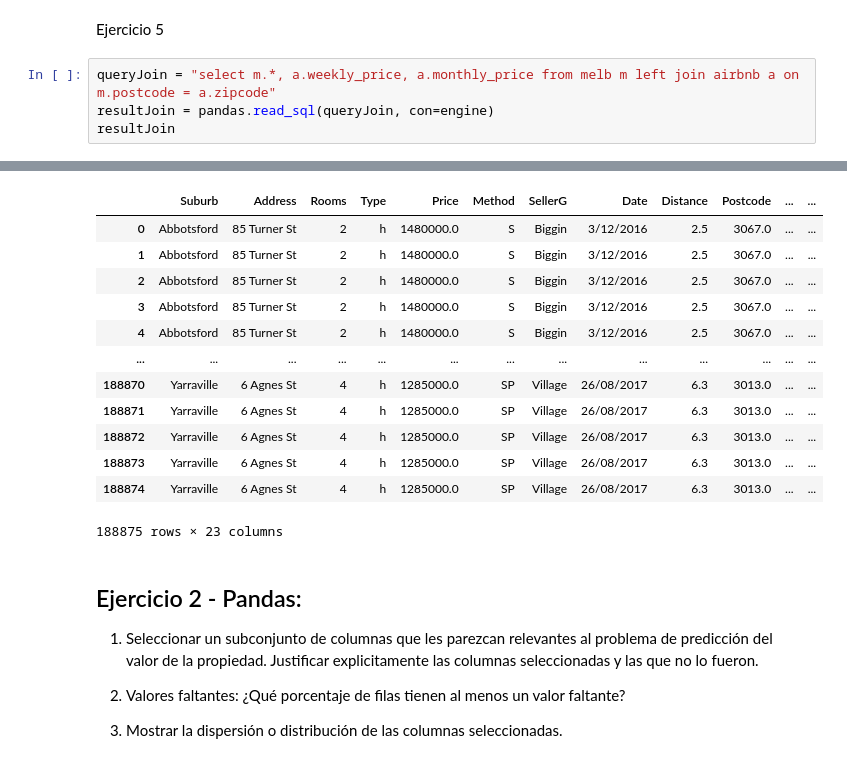
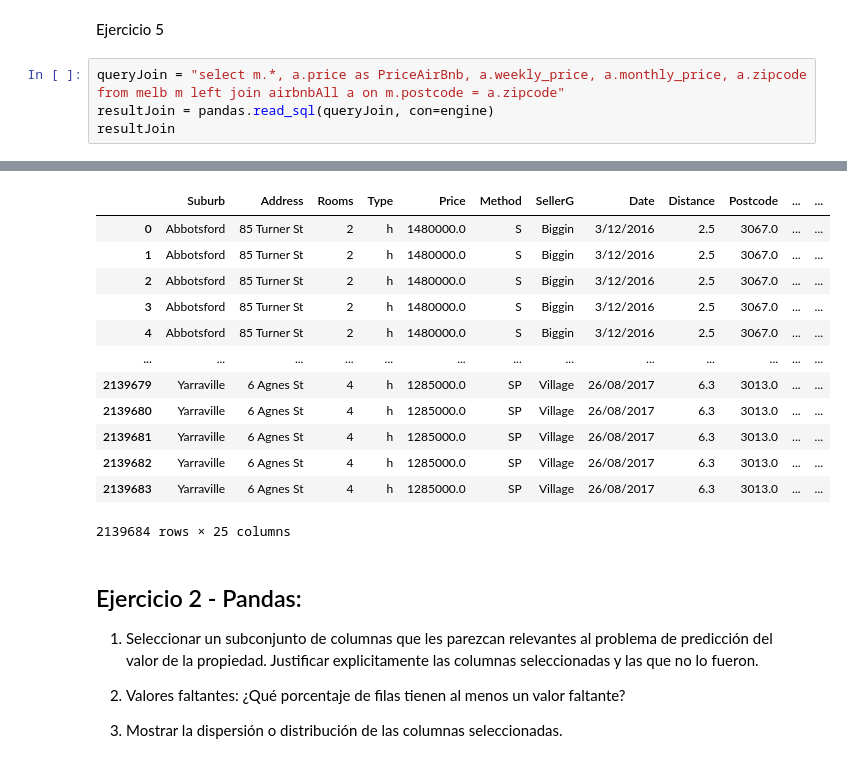
Before and after one commit to ramirobarone/CienciaDeDatosDiplo, a Jupyter notebook: Entregable_parte_1_eycd.ipynb, the cells around one changed output, grey strips where cells are left out. Saved outputs shown, nothing was run; the diff lists cells and outputs as text.

```diff
--- a/Entregable_parte_1_eycd.ipynb
+++ b/Entregable_parte_1_eycd.ipynb
@@ -247,7 +247,7 @@ resultTop5BarriosConPropiedadesMasCaras
 # %% [markdown]
 Ejercicio 5
 # %%
-queryJoin = "select m.*, a.weekly_price, a.monthly_price from melb m left join airbnb a on m.postcode = a.zipcode"
+queryJoin = "select m.*, a.price as PriceAirBnb, a.weekly_price, a.monthly_price, a.zipcode from melb m left join airbnbAll a on m.postcode = a.zipcode"
 resultJoin = pandas.read_sql(queryJoin, con=engine)
 resultJoin
 # %% [output]
@@ -262,16 +262,16 @@ resultJoin
 |  | Suburb | Address | Rooms | Type | Price | Method | SellerG | Date | Distance | Postcode | ... | ... |
 | 0 | Abbotsford | 85 Turner St | 2 | h | 1480000.0 | S | Biggin | 3/12/2016 | 2.5 | 3067.0 | ... | ... |
 | 1 | Abbotsford | 85 Turner St | 2 | h | 1480000.0 | S | Biggin | 3/12/2016 | 2.5 | 3067.0 | ... | ... |
 | 2 | Abbotsford | 85 Turner St | 2 | h | 1480000.0 | S | Biggin | 3/12/2016 | 2.5 | 3067.0 | ... | ... |
 | 3 | Abbotsford | 85 Turner St | 2 | h | 1480000.0 | S | Biggin | 3/12/2016 | 2.5 | 3067.0 | ... | ... |
 | 4 | Abbotsford | 85 Turner St | 2 | h | 1480000.0 | S | Biggin | 3/12/2016 | 2.5 | 3067.0 | ... | ... |
 | ... | ... | ... | ... | ... | ... | ... | ... | ... | ... | ... | ... | ... |
-| 188870 | Yarraville | 6 Agnes St | 4 | h | 1285000.0 | SP | Village | 26/08/2017 | 6.3 | 3013.0 | ... | ... |
-| 188871 | Yarraville | 6 Agnes St | 4 | h | 1285000.0 | SP | Village | 26/08/2017 | 6.3 | 3013.0 | ... | ... |
-| 188872 | Yarraville | 6 Agnes St | 4 | h | 1285000.0 | SP | Village | 26/08/2017 | 6.3 | 3013.0 | ... | ... |
-| 188873 | Yarraville | 6 Agnes St | 4 | h | 1285000.0 | SP | Village | 26/08/2017 | 6.3 | 3013.0 | ... | ... |
-| 188874 | Yarraville | 6 Agnes St | 4 | h | 1285000.0 | SP | Village | 26/08/2017 | 6.3 | 3013.0 | ... | ... |
+| 2139679 | Yarraville | 6 Agnes St | 4 | h | 1285000.0 | SP | Village | 26/08/2017 | 6.3 | 3013.0 | ... | ... |
+| 2139680 | Yarraville | 6 Agnes St | 4 | h | 1285000.0 | SP | Village | 26/08/2017 | 6.3 | 3013.0 | ... | ... |
+| 2139681 | Yarraville | 6 Agnes St | 4 | h | 1285000.0 | SP | Village | 26/08/2017 | 6.3 | 3013.0 | ... | ... |
+| 2139682 | Yarraville | 6 Agnes St | 4 | h | 1285000.0 | SP | Village | 26/08/2017 | 6.3 | 3013.0 | ... | ... |
+| 2139683 | Yarraville | 6 Agnes St | 4 | h | 1285000.0 | SP | Village | 26/08/2017 | 6.3 | 3013.0 | ... | ... |
-188875 rows × 23 columns
+2139684 rows × 25 columns
 # %% [markdown]
 ## Ejercicio 2 - Pandas:
 
```
Also changed, not shown: parts of 15 cells of this notebook.
